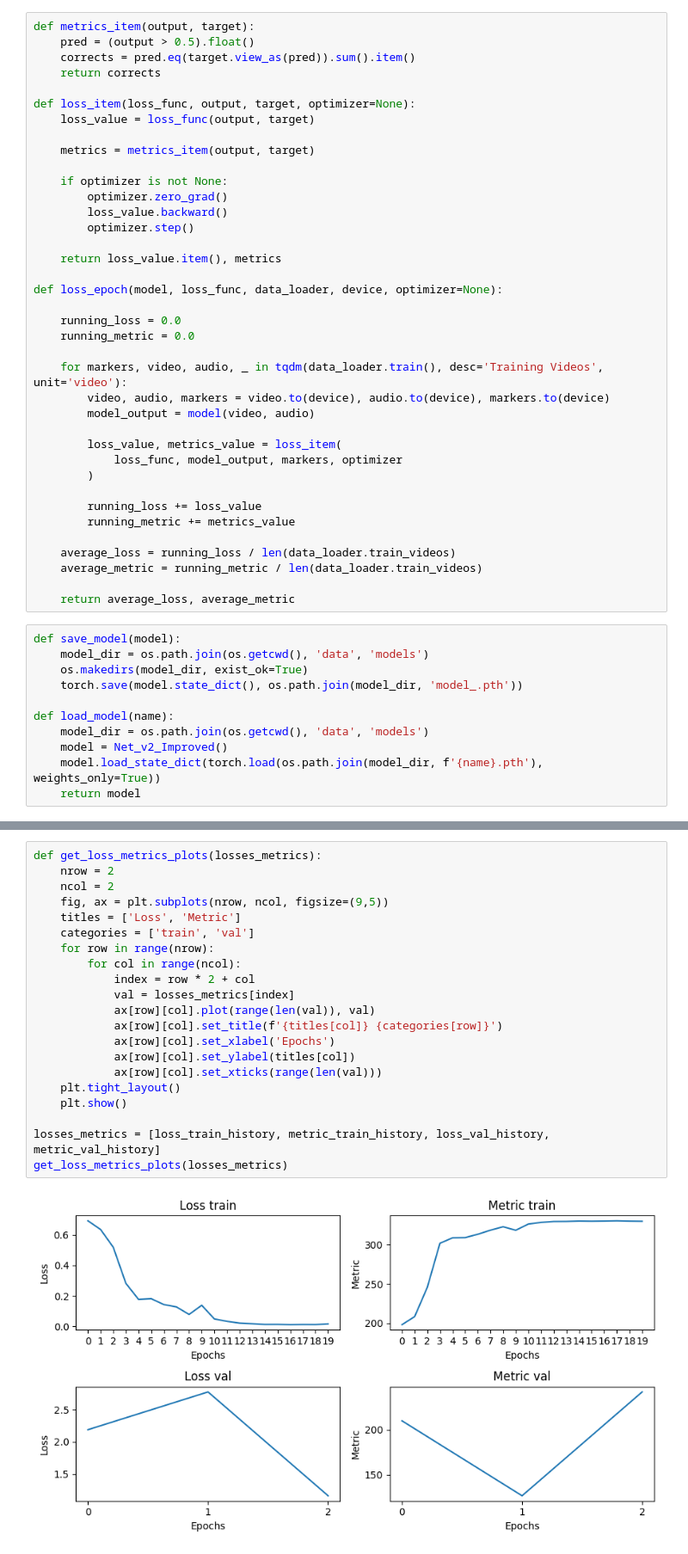
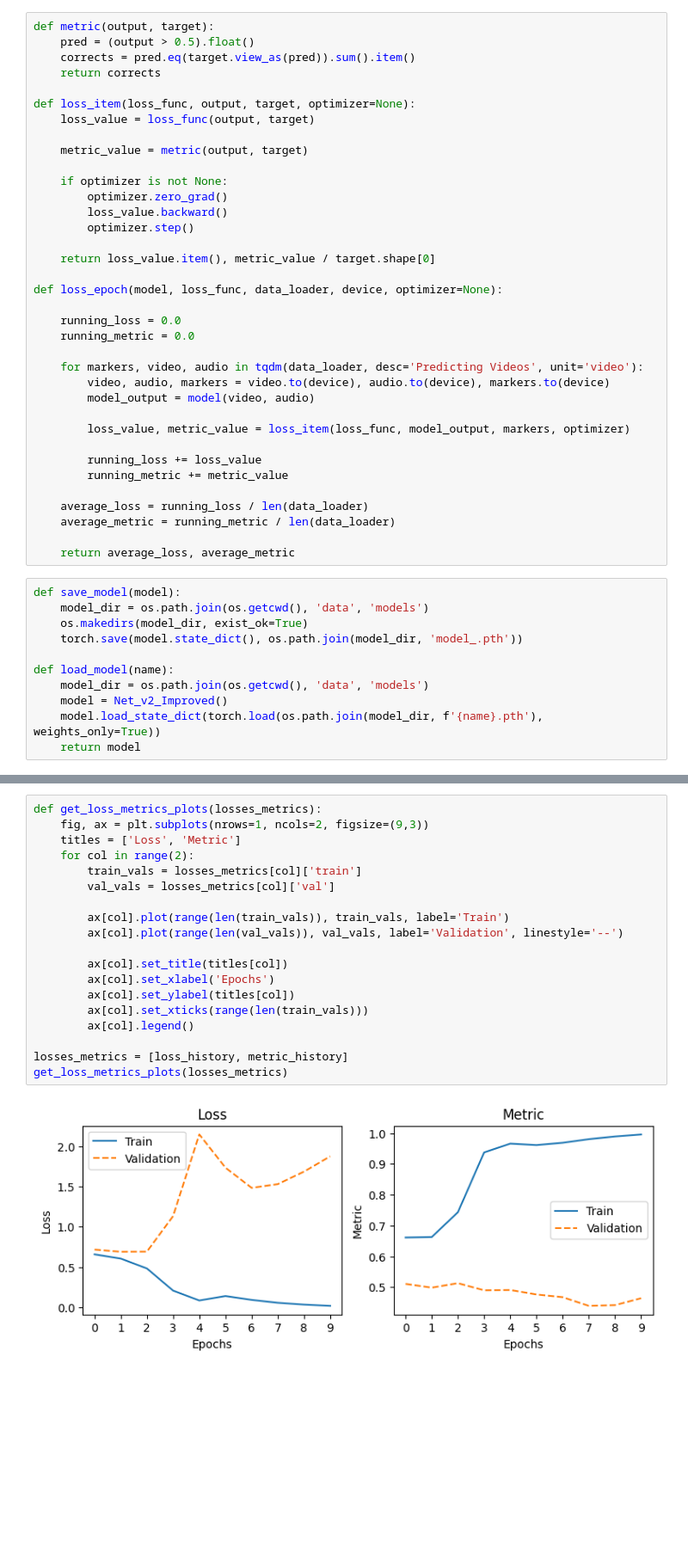
Before and after one commit to Morzevichka/clips_project, a Jupyter notebook: train_val.ipynb, the cells around one changed output, grey strips where cells are left out. Shown at 86% size. Cells and saved outputs as stored; diff of their text form; blank space fills up the shorter version.

Commit message:
Improve code and data with transformers

```diff
--- a/train_val.ipynb
+++ b/train_val.ipynb
@@ -11,7 +11,7 @@ import matplotlib.pyplot as plt
 from tqdm import tqdm
 import os
 # %%
-def metrics_item(output, target):
+def metric(output, target):
     pred = (output > 0.5).float()
     corrects = pred.eq(target.view_as(pred)).sum().item()
     return corrects
@@ -19,33 +19,31 @@ def metrics_item(output, target):
 def loss_item(loss_func, output, target, optimizer=None):
     loss_value = loss_func(output, target)
 
-    metrics = metrics_item(output, target)
+    metric_value = metric(output, target)
 
     if optimizer is not None:
         optimizer.zero_grad()
         loss_value.backward()
         optimizer.step()
 
-    return loss_value.item(), metrics
+    return loss_value.item(), metric_value / target.shape[0]
 
 def loss_epoch(model, loss_func, data_loader, device, optimizer=None):
 
     running_loss = 0.0
     running_metric = 0.0
 
-    for markers, video, audio, _ in tqdm(data_loader.train(), desc='Training Videos', unit='video'):
+    for markers, video, audio in tqdm(data_loader, desc='Predicting Videos', unit='video'):
         video, audio, markers = video.to(device), audio.to(device), markers.to(device)
         model_output = model(video, audio)
 
-        loss_value, metrics_value = loss_item(
-            loss_func, model_output, markers, optimizer
-        )
+        loss_value, metric_value = loss_item(loss_func, model_output, markers, optimizer)
 
         running_loss += loss_value
-        running_metric += metrics_value
+        running_metric += metric_value
 
-    average_loss = running_loss / len(data_loader.train_videos)
-    average_metric = running_metric / len(data_loader.train_videos)
+    average_loss = running_loss / len(data_loader)
+    average_metric = running_metric / len(data_loader)
 
     return average_loss, average_metric
 # %%
@@ -179,23 +184,21 @@ plots(output_labels[num_video][0], output_labels[num_video][1])
 # %%
 def get_loss_metrics_plots(losses_metrics):
-    nrow = 2
-    ncol = 2
-    fig, ax = plt.subplots(nrow, ncol, figsize=(9,5))
+    fig, ax = plt.subplots(nrows=1, ncols=2, figsize=(9,3))
     titles = ['Loss', 'Metric']
-    categories = ['train', 'val']
-    for row in range(nrow):
-        for col in range(ncol):
-            index = row * 2 + col
-            val = losses_metrics[index]
-            ax[row][col].plot(range(len(val)), val)
-            ax[row][col].set_title(f'{titles[col]} {categories[row]}')
-            ax[row][col].set_xlabel('Epochs')
-            ax[row][col].set_ylabel(titles[col])
-            ax[row][col].set_xticks(range(len(val)))
-    plt.tight_layout()
-    plt.show()
+    for col in range(2):
+        train_vals = losses_metrics[col]['train']
+        val_vals = losses_metrics[col]['val']
 
-losses_metrics = [loss_train_history, metric_train_history, loss_val_history, metric_val_history]
+        ax[col].plot(range(len(train_vals)), train_vals, label='Train')
+        ax[col].plot(range(len(val_vals)), val_vals, label='Validation', linestyle='--')
+
+        ax[col].set_title(titles[col])
+        ax[col].set_xlabel('Epochs')
+        ax[col].set_ylabel(titles[col])
+        ax[col].set_xticks(range(len(train_vals)))
+        ax[col].legend()
+
+losses_metrics = [loss_history, metric_history]
 get_loss_metrics_plots(losses_metrics)
 # %% [output]
-[figure, old version]
+[figure, new version]
```
Also changed, not shown: parts of 10 cells of this notebook, 15 other files.
